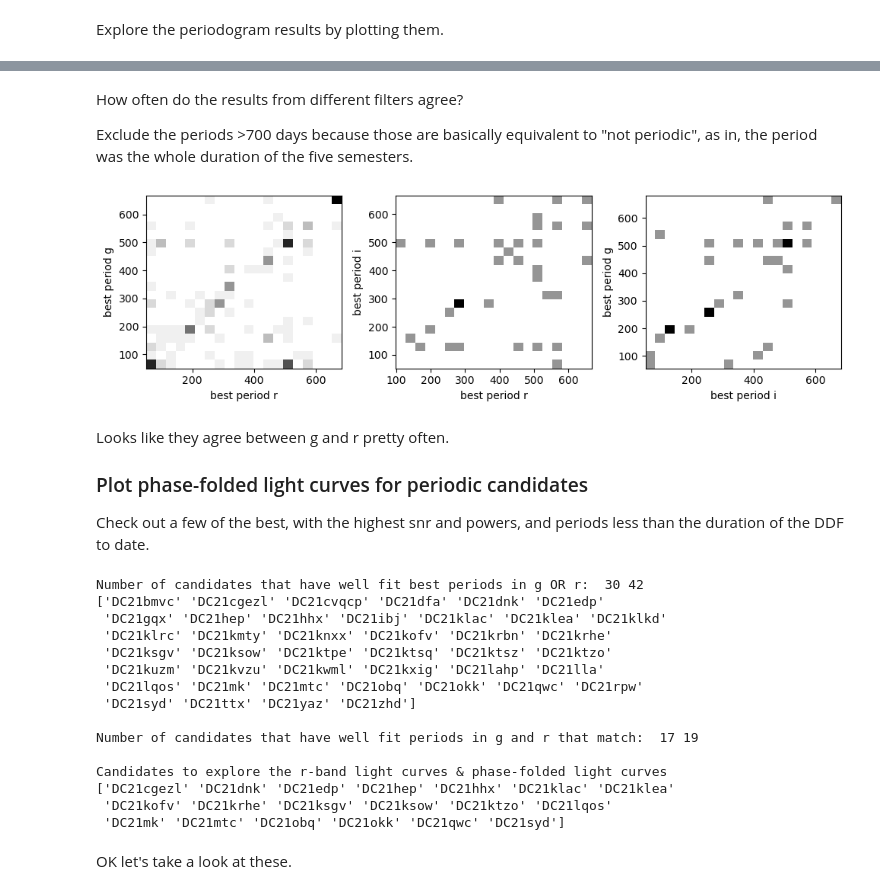
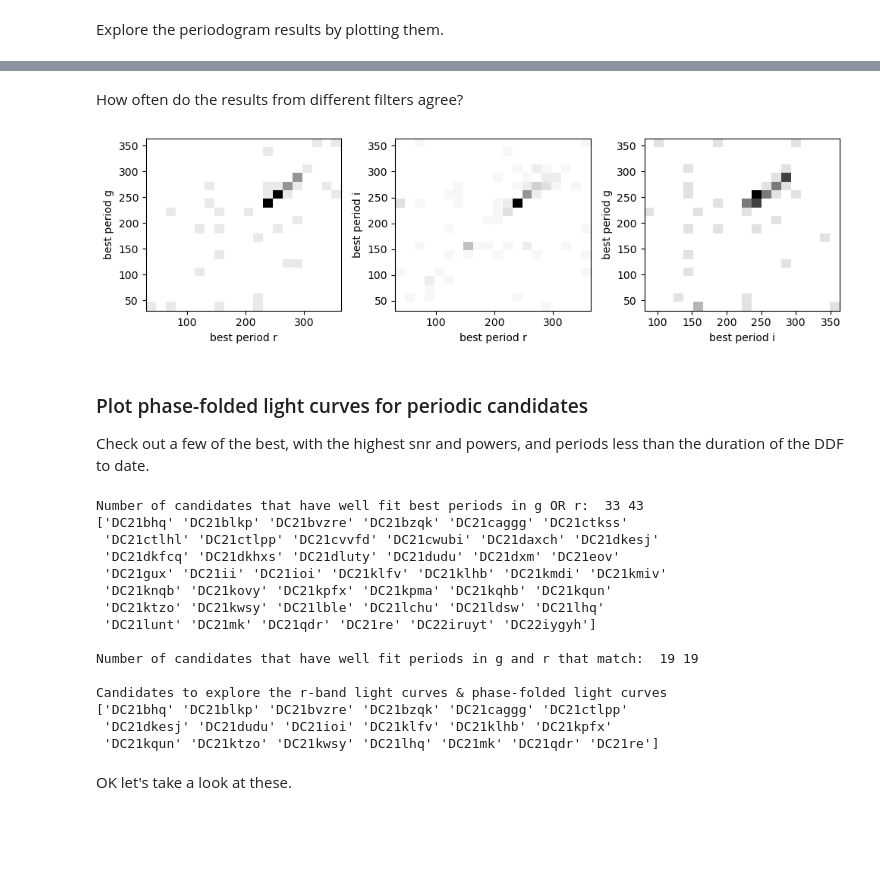
Before and after one commit to MelissaGraham/decam_ddf_tools, a Jupyter notebook: transients_science/stars/1_explore_stars.ipynb, the cells around one changed output, grey strips where cells are left out. Saved outputs shown, nothing was run; the diff lists cells and outputs as text; code cells hidden in the pictures; blank space fills up the shorter version.

```diff
--- a/transients_science/stars/1_explore_stars.ipynb
+++ b/transients_science/stars/1_explore_stars.ipynb
@@ -576,8 +469,12 @@ Set the input parameters to go after longer duration variables.
 
 https://www.aanda.org/articles/aa/full_html/2014/06/aa23252-13/F14.html
 # %%
-min_p = 50.1 * u.day
-max_p = 1000.1 * u.day
+# min_p = 50.0 * u.day
+# max_p = 1000.0 * u.day
+
+min_p = 30.0 * u.day
+max_p = 500.0 * u.day
+
 min_f = 1.0 / max_p
 max_f = 1.0 / min_p
 # %% [markdown]
@@ -709,42 +606,37 @@ del gx, rx, ix
 # %% [markdown]
 How often do the results from different filters agree?
-
-Exclude the periods >700 days because those are basically equivalent to "not periodic",
-as in, the period was the whole duration of the five semesters.
 # %%
-max_P = 700
+max_P = 365
 
 fig, ax = plt.subplots(1, 3, figsize=(10, 3), sharex=False, sharey=False)
 
 grx = np.where((paramLC_Pbest_g > 0.0) & (paramLC_Pbest_r > 0.0) &
                (paramLC_Pbest_g < max_P) & (paramLC_Pbest_r < max_P))[0]
 rix = np.where((paramLC_Pbest_r > 0.0) & (paramLC_Pbest_i > 0.0) &
                (paramLC_Pbest_r < max_P) & (paramLC_Pbest_i < max_P))[0]
 gix = np.where((paramLC_Pbest_g > 0.0) & (paramLC_Pbest_i > 0.0) &
                (paramLC_Pbest_g < max_P) & (paramLC_Pbest_i < max_P))[0]
 del max_P
 
 ax[0].hist2d(paramLC_Pbest_r[grx], paramLC_Pbest_g[grx], bins=20, cmap='Greys')
 ax[0].set_xlabel('best period r')
 ax[0].set_ylabel('best period g')
 
 ax[1].hist2d(paramLC_Pbest_r[rix], paramLC_Pbest_i[rix], bins=20, cmap='Greys')
 ax[1].set_xlabel('best period r')
 ax[1].set_ylabel('best period i')
 
 ax[2].hist2d(paramLC_Pbest_i[gix], paramLC_Pbest_g[gix], bins=20, cmap='Greys')
 ax[2].set_xlabel('best period i')
 ax[2].set_ylabel('best period g')
 
 plt.tight_layout()
 plt.show()
 
 del grx, rix, gix
 # %% [output]
-[figure, old version]
+[figure, new version]
 # %% [markdown]
-Looks like they agree between g and r pretty often.
-
 ### Plot phase-folded light curves for periodic candidates
 
 Check out a few of the best, with the highest snr and powers,
@@ -758,13 +650,15 @@ paramLC_Pbest_diffgr = np.abs(paramLC_Pbest_g - paramLC_Pbest_r)
 # max_P = 800
 
 min_pwr = 0.4
-min_snr = 3.5
-min_diff = 50
-max_P = 700
+min_snr = 4.0
+min_diff = 20
+max_P = 365
 
-gx = np.where((paramLC_Ppwr_g > min_pwr) & (paramLC_Psnr_g > min_snr)
+gx = np.where((paramLC_Ppwr_g > min_pwr)
+              & (paramLC_Psnr_g > min_snr)
               & (paramLC_Pbest_g < max_P))[0]
-rx = np.where((paramLC_Ppwr_r > min_pwr) & (paramLC_Psnr_r > min_snr)
+rx = np.where((paramLC_Ppwr_r > min_pwr)
+              & (paramLC_Psnr_r > min_snr)
               & (paramLC_Pbest_r < max_P))[0]
 print('Number of candidates that have well fit best periods in g OR r: ', len(gx), len(rx))
 print(paramLC_candid[rx])
@@ -785,21 +679,21 @@ print(paramLC_candid[rx])
 usecands = paramLC_candid[rx]
 del gx, rx
 # %% [output]
-Number of candidates that have well fit best periods in g OR r:  30 42
-['DC21bmvc' 'DC21cgezl' 'DC21cvqcp' 'DC21dfa' 'DC21dnk' 'DC21edp'
- 'DC21gqx' 'DC21hep' 'DC21hhx' 'DC21ibj' 'DC21klac' 'DC21klea' 'DC21klkd'
- 'DC21klrc' 'DC21kmty' 'DC21knxx' 'DC21kofv' 'DC21krbn' 'DC21krhe'
- 'DC21ksgv' 'DC21ksow' 'DC21ktpe' 'DC21ktsq' 'DC21ktsz' 'DC21ktzo'
- 'DC21kuzm' 'DC21kvzu' 'DC21kwml' 'DC21kxig' 'DC21lahp' 'DC21lla'
- 'DC21lqos' 'DC21mk' 'DC21mtc' 'DC21obq' 'DC21okk' 'DC21qwc' 'DC21rpw'
- 'DC21syd' 'DC21ttx' 'DC21yaz' 'DC21zhd']
+Number of candidates that have well fit best periods in g OR r:  33 43
+['DC21bhq' 'DC21blkp' 'DC21bvzre' 'DC21bzqk' 'DC21caggg' 'DC21ctkss'
+ 'DC21ctlhl' 'DC21ctlpp' 'DC21cvvfd' 'DC21cwubi' 'DC21daxch' 'DC21dkesj'
+ 'DC21dkfcq' 'DC21dkhxs' 'DC21dluty' 'DC21dudu' 'DC21dxm' 'DC21eov'
+ 'DC21gux' 'DC21ii' 'DC21ioi' 'DC21klfv' 'DC21klhb' 'DC21kmdi' 'DC21kmiv'
+ 'DC21knqb' 'DC21kovy' 'DC21kpfx' 'DC21kpma' 'DC21kqhb' 'DC21kqun'
+ 'DC21ktzo' 'DC21kwsy' 'DC21lble' 'DC21lchu' 'DC21ldsw' 'DC21lhq'
+ 'DC21lunt' 'DC21mk' 'DC21qdr' 'DC21re' 'DC22iruyt' 'DC22iygyh']
 
-Number of candidates that have well fit periods in g and r that match:  17 19
+Number of candidates that have well fit periods in g and r that match:  19 19
 
 Candidates to explore the r-band light curves & phase-folded light curves
-['DC21cgezl' 'DC21dnk' 'DC21edp' 'DC21hep' 'DC21hhx' 'DC21klac' 'DC21klea'
- 'DC21kofv' 'DC21krhe' 'DC21ksgv' 'DC21ksow' 'DC21ktzo' 'DC21lqos'
- 'DC21mk' 'DC21mtc' 'DC21obq' 'DC21okk' 'DC21qwc' 'DC21syd']
+['DC21bhq' 'DC21blkp' 'DC21bvzre' 'DC21bzqk' 'DC21caggg' 'DC21ctlpp'
+ 'DC21dkesj' 'DC21dudu' 'DC21ioi' 'DC21klfv' 'DC21klhb' 'DC21kpfx'
+ 'DC21kqun' 'DC21ktzo' 'DC21kwsy' 'DC21lhq' 'DC21mk' 'DC21qdr' 'DC21re']
 # %% [markdown]
 OK let's take a look at these.
 # %%
```
Also changed, not shown: parts of 31 cells of this notebook.
